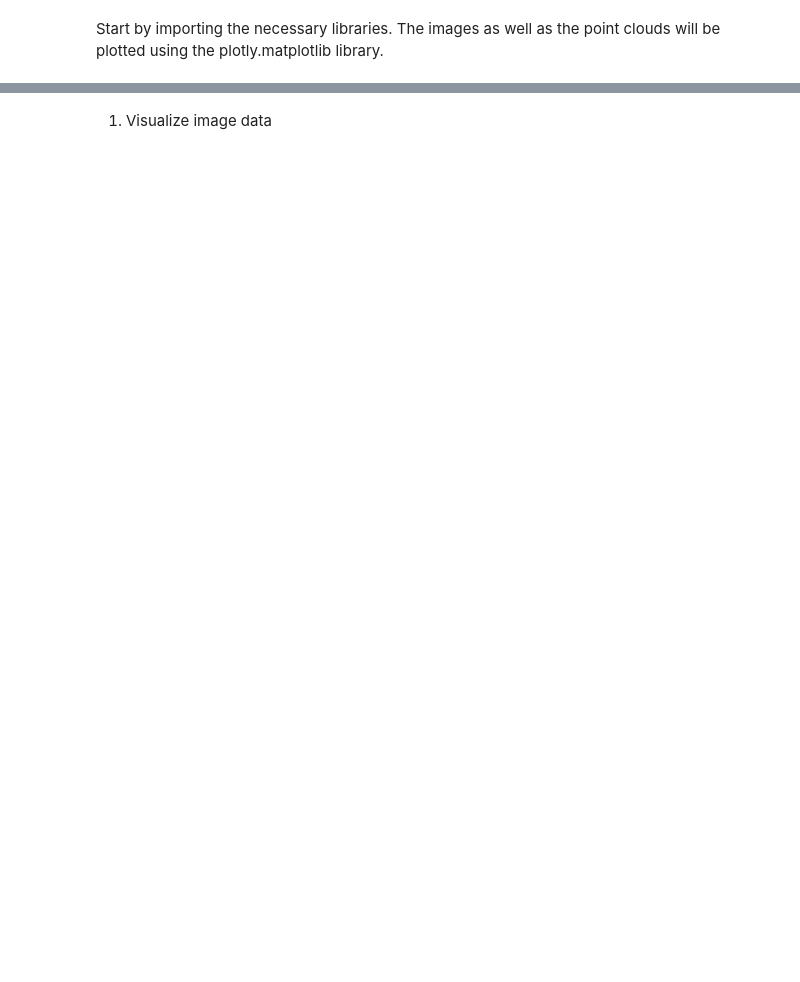
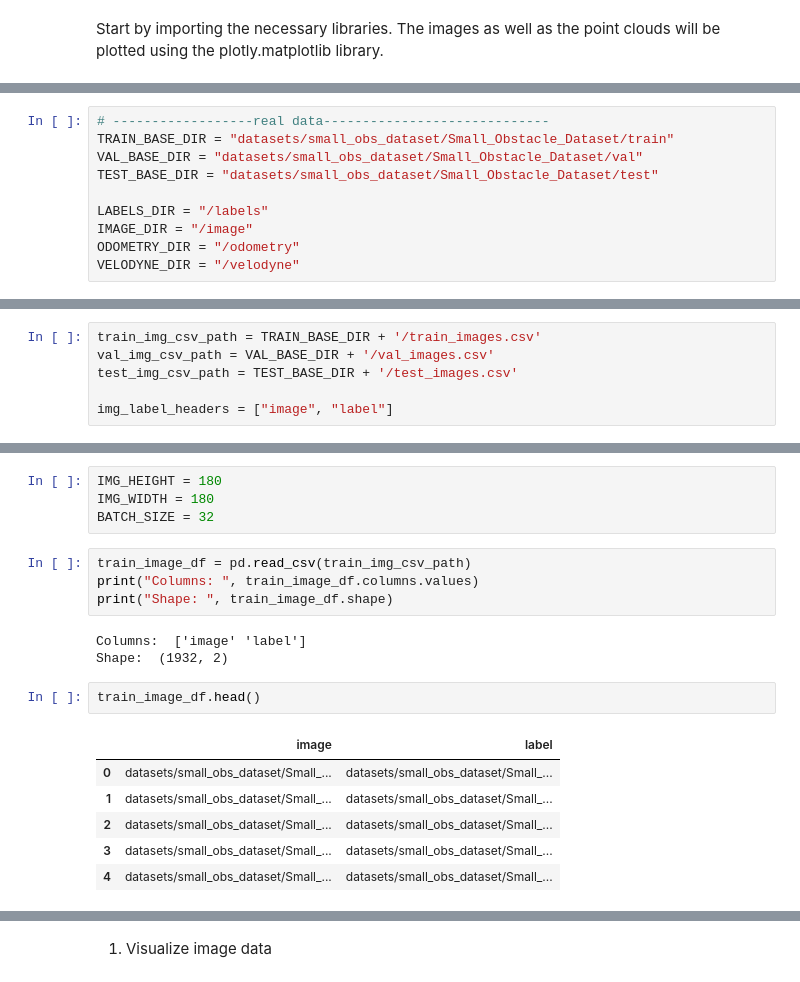
Before and after one commit to keresztesbeata/Computer-Vision-Projects, a Jupyter notebook: sod/Small_Obstacle_Detection_POC.ipynb, the cells around one changed output, grey strips where cells are left out. Drawn from its saved outputs; the diff is of its cells as text; blank space fills up the shorter version.

```diff
--- a/sod/Small_Obstacle_Detection_POC.ipynb
+++ b/sod/Small_Obstacle_Detection_POC.ipynb
@@ -43,0 +39,10 @@ LIDAR_DIR = SYNTHETIC_BASE_PATH + "lidar/"
+# %%
+# ------------------real data-----------------------------
+TRAIN_BASE_DIR = "datasets/small_obs_dataset/Small_Obstacle_Dataset/train"
+VAL_BASE_DIR = "datasets/small_obs_dataset/Small_Obstacle_Dataset/val"
+TEST_BASE_DIR = "datasets/small_obs_dataset/Small_Obstacle_Dataset/test"
+
+LABELS_DIR = "/labels"
+IMAGE_DIR = "/image"
+ODOMETRY_DIR = "/odometry"
+VELODYNE_DIR = "/velodyne"
@@ -43,0 +75,6 @@ LIDAR_DIR = SYNTHETIC_BASE_PATH + "lidar/"
+# %%
+train_img_csv_path = TRAIN_BASE_DIR + '/train_images.csv'
+val_img_csv_path = VAL_BASE_DIR + '/val_images.csv'
+test_img_csv_path = TEST_BASE_DIR + '/test_images.csv'
+
+img_label_headers = ["image", "label"]
@@ -43,0 +102,20 @@ LIDAR_DIR = SYNTHETIC_BASE_PATH + "lidar/"
+# %%
+IMG_HEIGHT = 180
+IMG_WIDTH = 180
+BATCH_SIZE = 32
+# %%
+train_image_df = pd.read_csv(train_img_csv_path)
+print("Columns: ", train_image_df.columns.values)
+print("Shape: ", train_image_df.shape)
+# %% [output]
+Columns:  ['image' 'label']
+Shape:  (1932, 2)
+# %%
+train_image_df.head()
+# %% [output]
+|  | image | label |
+| 0 | datasets/small_obs_dataset/Small_... | datasets/small_obs_dataset/Small_... |
+| 1 | datasets/small_obs_dataset/Small_... | datasets/small_obs_dataset/Small_... |
+| 2 | datasets/small_obs_dataset/Small_... | datasets/small_obs_dataset/Small_... |
+| 3 | datasets/small_obs_dataset/Small_... | datasets/small_obs_dataset/Small_... |
+| 4 | datasets/small_obs_dataset/Small_... | datasets/small_obs_dataset/Small_... |
```
Also changed, not shown: parts of 45 cells of this notebook.
